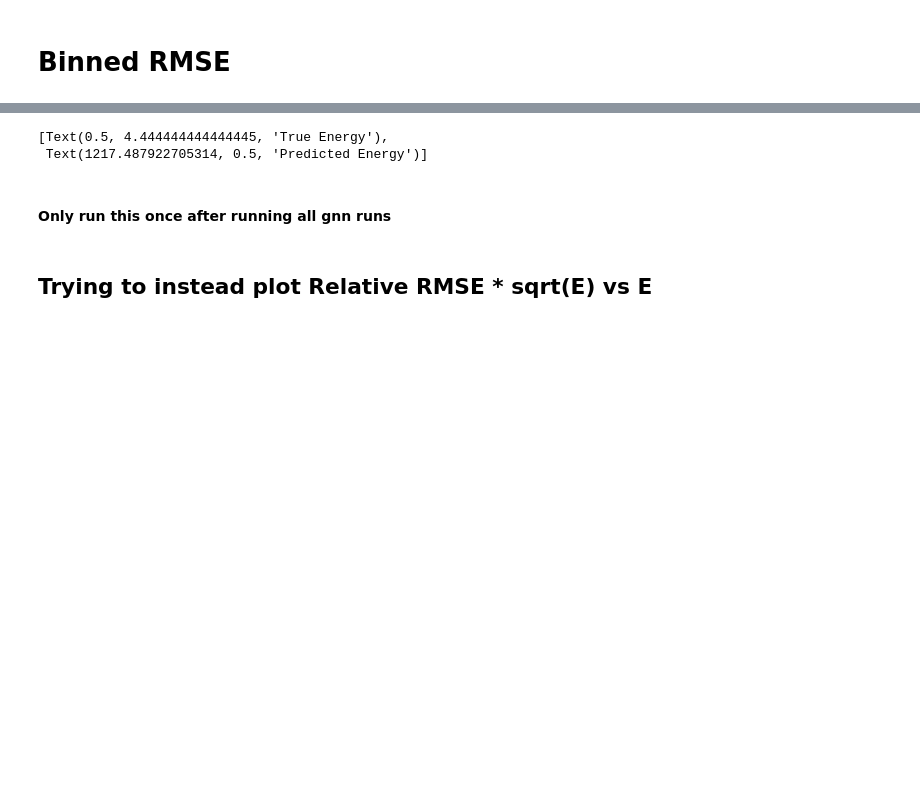
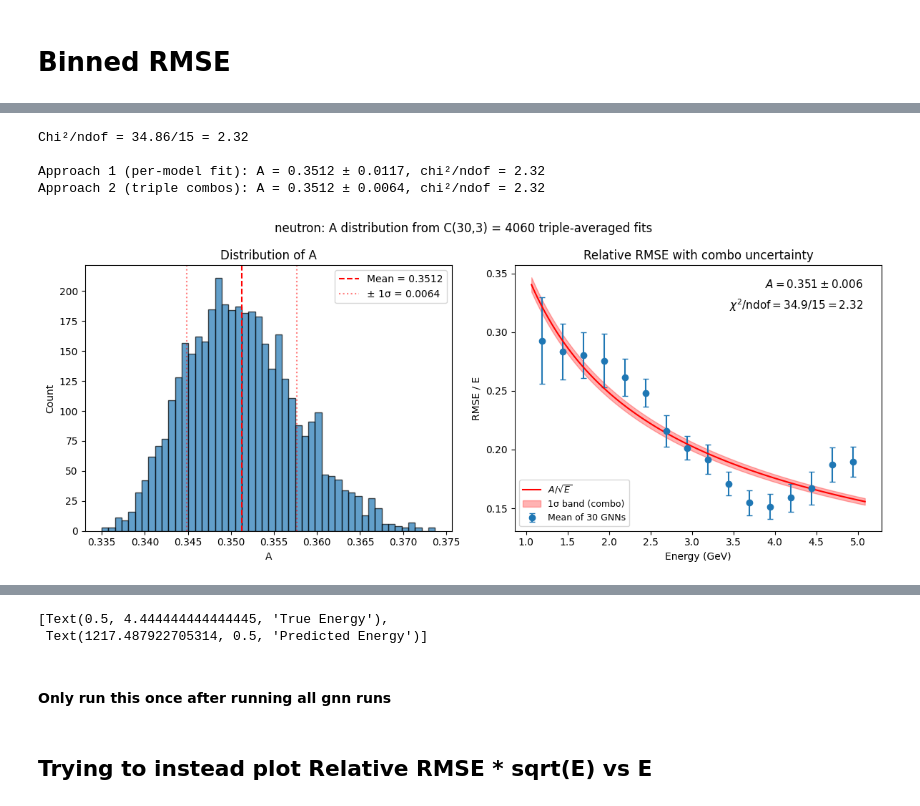
Before and after one commit to RowanKell/work_eic, a Jupyter notebook: macros/Timing_estimation/GNN_Energy.ipynb, the cells around one changed output, grey strips where cells are left out. Saved outputs shown, nothing was run; the diff lists cells and outputs as text; code cells hidden in the pictures; blank space fills up the shorter version.

```diff
--- a/macros/Timing_estimation/GNN_Energy.ipynb
+++ b/macros/Timing_estimation/GNN_Energy.ipynb
@@ -792,0 +737,61 @@ Text(0.5, 0.98, 'neutron Energy Prediction')
+# %%
+# Plot the distribution of A values from all C(30,3) combinations
+A_combo_mean = np.mean(A_combo_values)
+A_combo_std = np.std(A_combo_values)
+
+# Chi-squared for the combo mean A against the grand mean data
+grand_mean_rmse = np.nanmean(all_rmse, axis=0)
+grand_std_rmse = np.nanstd(all_rmse, axis=0, ddof=1)
+grand_mean_rel_rmse = grand_mean_rmse / bin_centers_ensemble
+grand_std_rel_rmse = grand_std_rmse / bin_centers_ensemble
+
+y_fit_combo_at_bins = func(bin_centers_ensemble, A_combo_mean)
+valid_bins_combo = grand_std_rel_rmse > 0
+chi2_app2 = np.sum(((grand_mean_rel_rmse[valid_bins_combo] - y_fit_combo_at_bins[valid_bins_combo]) / grand_std_rel_rmse[valid_bins_combo]) ** 2)
+ndof_app2 = np.sum(valid_bins_combo) - 1
+red_chi2_app2 = chi2_app2 / ndof_app2 if ndof_app2 > 0 else np.nan
+
+print(f"Chi²/ndof = {chi2_app2:.2f}/{ndof_app2} = {red_chi2_app2:.2f}")
+
+fig_combo, axs_combo = plot.subplots(1, 2, figsize=(12, 5))
+fig_combo.suptitle(f"{particle}: A distribution from C({N_models},{group_size}) = {n_combos} triple-averaged fits")
+
+# Left: histogram of A values
+axs_combo[0].hist(A_combo_values, bins=50, edgecolor='black', alpha=0.7)
+axs_combo[0].axvline(A_combo_mean, color='r', linestyle='--', label=f"Mean = {A_combo_mean:.4f}")
+axs_combo[0].axvline(A_combo_mean - A_combo_std, color='r', linestyle=':', alpha=0.5)
+axs_combo[0].axvline(A_combo_mean + A_combo_std, color='r', linestyle=':', alpha=0.5,
+                      label=f"± 1σ = {A_combo_std:.4f}")
+axs_combo[0].set(xlabel="A", ylabel="Count")
+axs_combo[0].set_title("Distribution of A")
+axs_combo[0].legend()
+
+# Right: rel_rmse plot with fit band from combo std
+x_fit_combo = np.linspace(bin_min_val.item(), bin_max_val.item(), 100)
+y_fit_combo = func(x_fit_combo, A_combo_mean)
+y_fit_combo_upper = func(x_fit_combo, A_combo_mean + A_combo_std)
+y_fit_combo_lower = func(x_fit_combo, A_combo_mean - A_combo_std)
+
+axs_combo[1].errorbar(bin_centers_ensemble, grand_mean_rel_rmse, yerr=grand_std_rel_rmse,
+                       fmt='o', capsize=3, label="Mean of 30 GNNs")
+axs_combo[1].plot(x_fit_combo, y_fit_combo, 'r-', label=f"$A/\\sqrt{{E}}$")
+axs_combo[1].fill_between(x_fit_combo, y_fit_combo_lower, y_fit_combo_upper,
+                           alpha=0.3, color='r', label="1σ band (combo)")
+axs_combo[1].set(xlabel="Energy (GeV)", ylabel="RMSE / E")
+axs_combo[1].set_title("Relative RMSE with combo uncertainty")
+axs_combo[1].text(0.95, 0.95, f"$A = {A_combo_mean:.3f} \\pm {A_combo_std:.3f}$",
+                   transform=axs_combo[1].transAxes, ha='right', va='top', fontsize=11)
+axs_combo[1].text(0.95, 0.88, f"$\\chi^2/\\mathrm{{ndof}} = {chi2_app2:.1f}/{ndof_app2} = {red_chi2_app2:.2f}$",
+                   transform=axs_combo[1].transAxes, ha='right', va='top', fontsize=11)
+axs_combo[1].legend(fontsize=9)
+
+fig_combo.tight_layout()
+# fig_combo.savefig(f"plots/GNN_results/ForPaper/GNN_combo_resampling_{particle}_march_26.pdf")
+print(f"\nApproach 1 (per-model fit): A = {A_mean:.4f} ± {A_std:.4f}, chi²/ndof = {red_chi2_app1:.2f}")
+print(f"Approach 2 (triple combos): A = {A_combo_mean:.4f} ± {A_combo_std:.4f}, chi²/ndof = {red_chi2_app2:.2f}")
+# %% [output]
+Chi²/ndof = 34.86/15 = 2.32
+
+Approach 1 (per-model fit): A = 0.3512 ± 0.0117, chi²/ndof = 2.32
+Approach 2 (triple combos): A = 0.3512 ± 0.0064, chi²/ndof = 2.32
+[figure, added]
```
Also changed, not shown: parts of 54 cells of this notebook, 11 other files.
